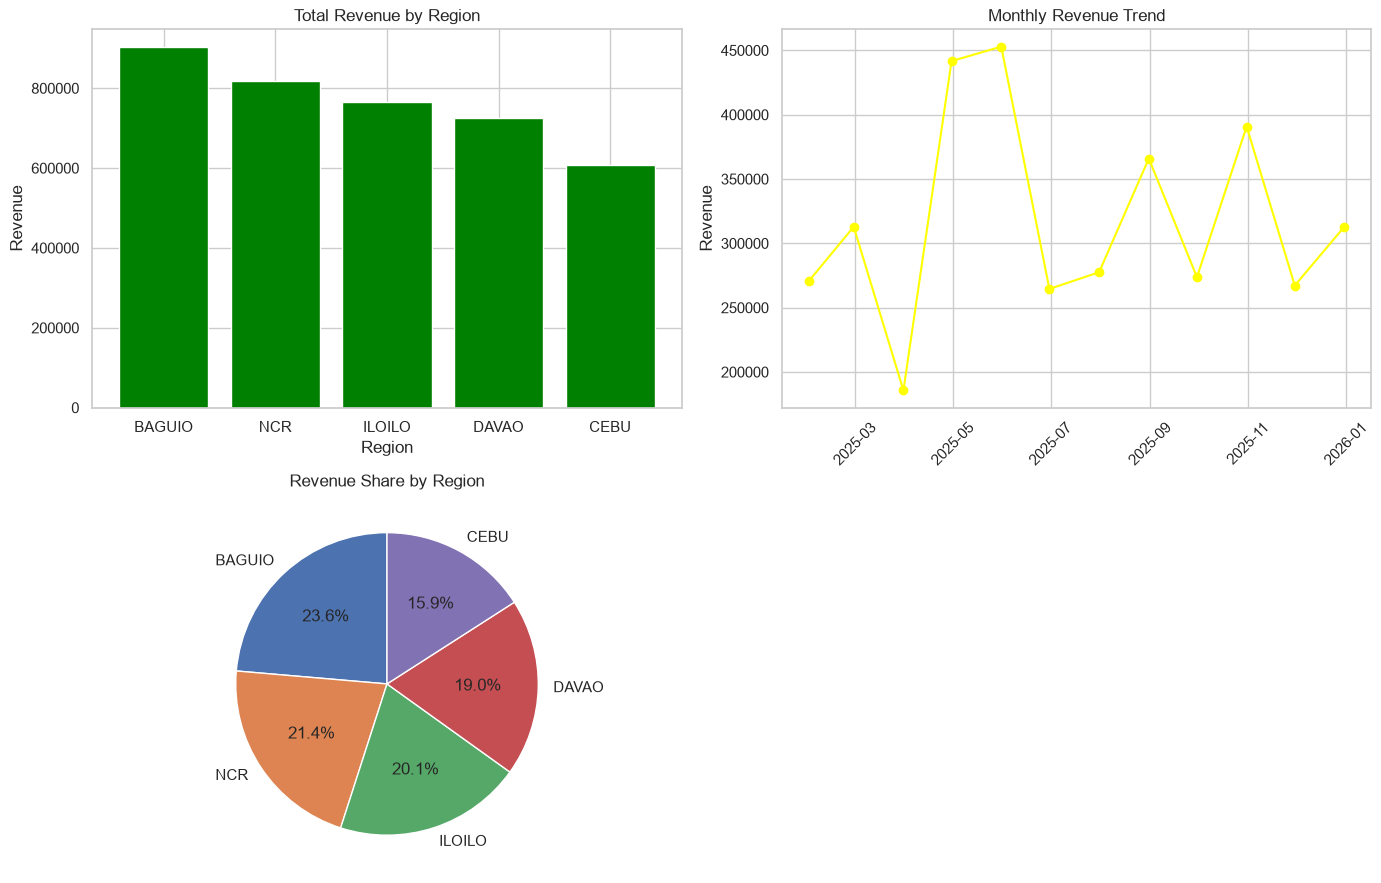
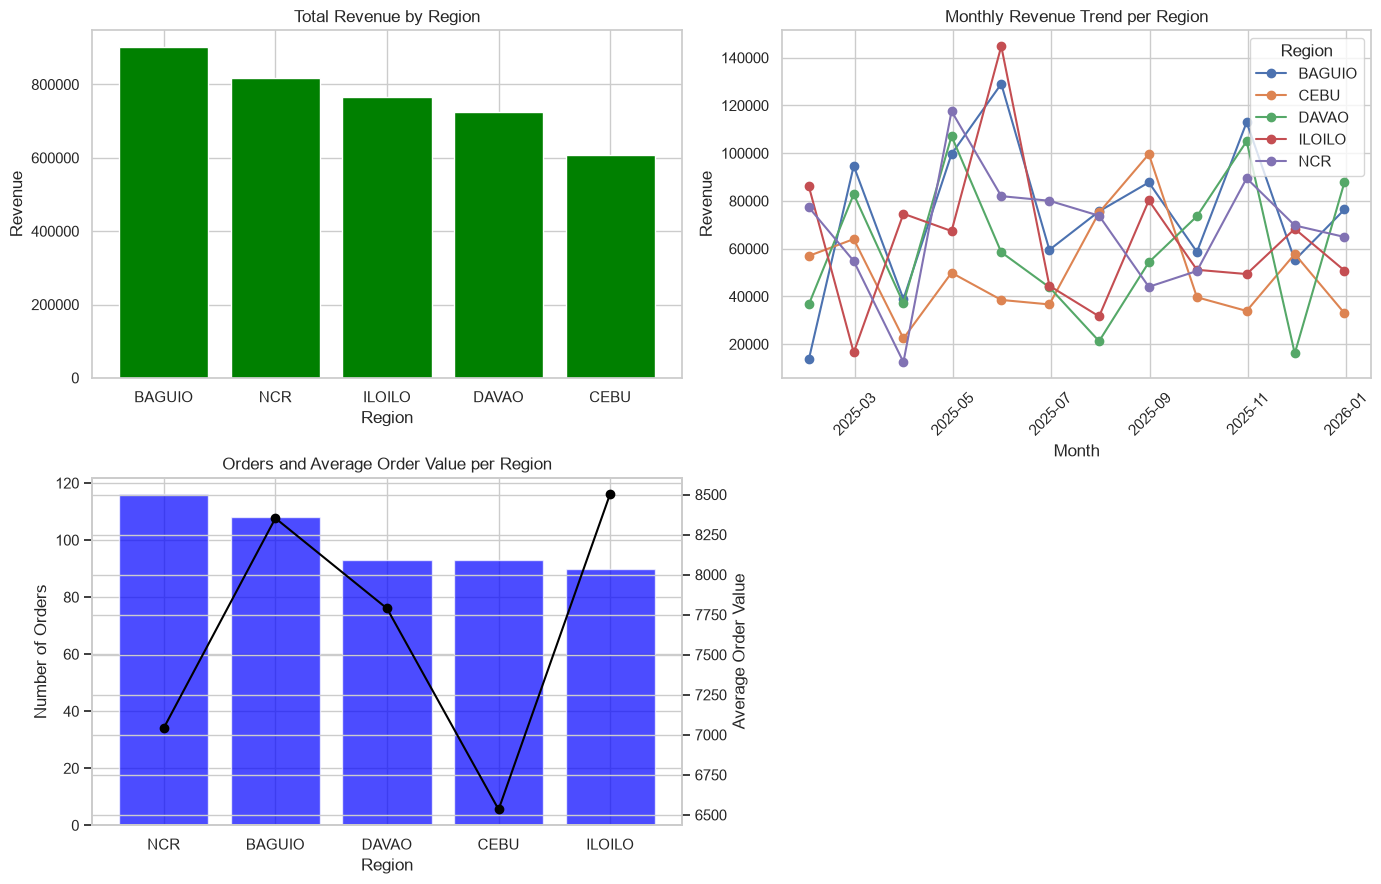
The change to this notebook cell's code, shown as a diff; its figure went from the first image to the second:
--- before
+++ after
@@ -13,20 +13,39 @@
 fig, axes = plt.subplots(2, 2, figsize=(14, 9))
 
-revenue_region = sales.groupby("region")["total_amount"].sum().sort_values(ascending=False)
-axes[0,0].bar(revenue_region.index, revenue_region.values, color="green")
+revenue_region = summary["Revenue"]
+
+axes[0,0].bar(revenue_region.index,revenue_region.values,color="green")
 axes[0,0].set_title("Total Revenue by Region")
 axes[0,0].set_ylabel("Revenue")
 axes[0,0].set_xlabel("Region")
 
-monthly_revenue =sales.set_index("order_date").resample("ME")["total_amount"].sum()
-axes[0,1].plot(monthly_revenue.index, monthly_revenue.values, marker="o", color="yellow")
-axes[0,1].set_title("Monthly Revenue Trend")
+
+monthly_region_revenue = sales.set_index("order_date").groupby("region")["total_amount"].resample("ME").sum().reset_index()
+
+for region, data in monthly_region_revenue.groupby("region"):
+    axes[0,1].plot(data["order_date"],data["total_amount"],marker="o",label=region)
+
+axes[0,1].set_title("Monthly Revenue Trend per Region")
 axes[0,1].set_ylabel("Revenue")
-axes[0,1].tick_params(axis="x", rotation=45)
+axes[0,1].set_xlabel("Month")
+axes[0,1].tick_params(axis="x",rotation=45)
+axes[0,1].legend(title="Region")
 
-axes[1,0].pie(revenue_region.values,labels=revenue_region.index,autopct="%1.1f%%",startangle=90)
-axes[1,0].set_title("Revenue Share by Region")
 
-fig.delaxes(axes[1,1])#remove the unused plot
+orders = summary["Orders"].sort_values(ascending=False)
+average_order_value = summary["Average_Order_Value"].reindex(orders.index)
+
+axes[1,0].bar(orders.index,orders.values,color="blue",alpha=0.7)
+axes[1,0].set_title("Orders and Average Order Value per Region")
+axes[1,0].set_ylabel("Number of Orders")
+axes[1,0].set_xlabel("Region")
+
+ax2 = axes[1,0].twinx()
+ax2.plot(average_order_value.index,average_order_value.values,marker="o",color="black")
+ax2.set_ylabel("Average Order Value")
+
+
+fig.delaxes(axes[1,1]) #remove the unused plot
+
 plt.tight_layout()
 plt.show()
@@ -35,8 +54,10 @@
 best_region = summary.index[0]
 best_revenue = summary.iloc[0]["Revenue"]
+best_orders = summary.iloc[0]["Orders"]
+best_average_order = summary.iloc[0]["Average_Order_Value"]
 
 print("\nRecommendation:")
-print(f"Based on the analysis, {best_region} should be prioritized for future marketing campaigns and inventory allocation because it generated the highest total revenue of, {best_revenue:,.2f}php.")
-print ("\n")
-print("4. One caveat about data quality you found along the way.")
-print("The original data had duplicate rows, missing values, and inconsistend formatting. These issues were cleaned before analysis, but future data should also be checked to ensure accurate results.")
+print(f"Based on the analysis, {best_region} should be prioritized for future marketing campaigns and inventory allocation because it generated the highest total revenue of PHP {best_revenue:,.2f}, with {best_orders:.0f} orders and an average order value of PHP {best_average_order:,.2f}.")
+
+print("\n4. One caveat about data quality you found along the way.")
+print("The original data had duplicate rows, missing values, and inconsistent formatting. These issues were cleaned before analysis, but future data should also be checked to ensure accurate results.")

Commit: update data analysis block d